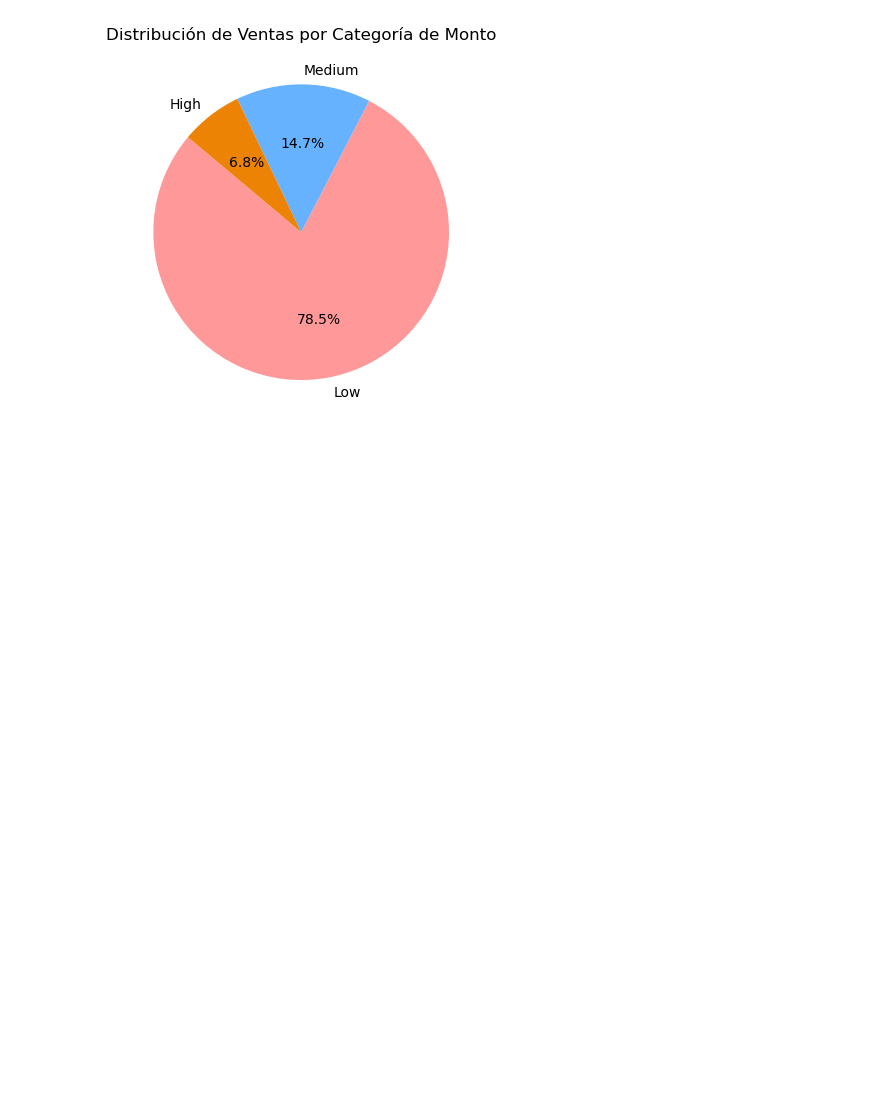
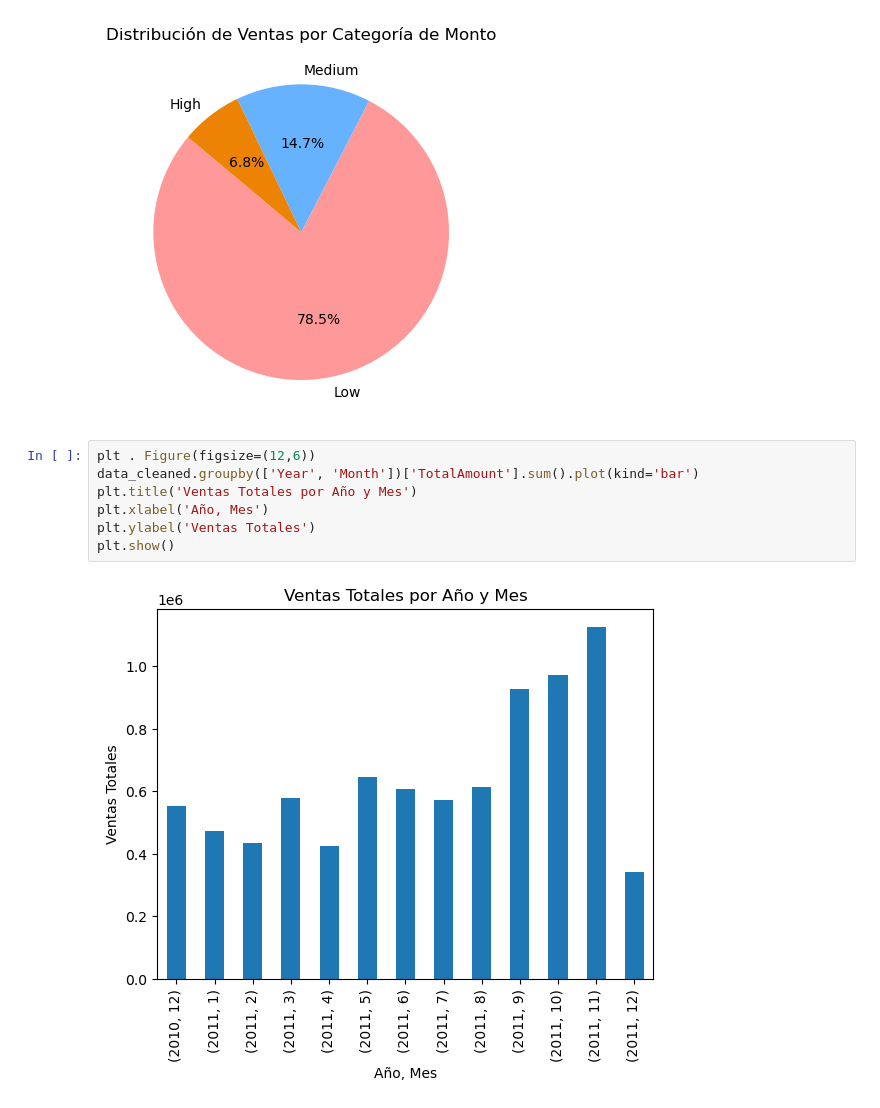
Before and after one commit to JhanDPH/Online_Retail, a Jupyter notebook: notebooks/ejemplos_practicos.ipynb, the cells around one changed output. Saved outputs shown, nothing was run; the diff lists cells and outputs as text; blank space fills up the shorter version.

```diff
--- a/notebooks/ejemplos_practicos.ipynb
+++ b/notebooks/ejemplos_practicos.ipynb
@@ -1746,3 +1745,12 @@ plt.title('Distribución de Ventas por Categoría de Monto')
 plt.show()
 # %% [output]
 [figure]
+# %%
+plt . Figure(figsize=(12,6))
+data_cleaned.groupby(['Year', 'Month'])['TotalAmount'].sum().plot(kind='bar')
+plt.title('Ventas Totales por Año y Mes')
+plt.xlabel('Año, Mes')
+plt.ylabel('Ventas Totales')
+plt.show()
+# %% [output]
+[figure, added]
```
Also changed, not shown: parts of 3 cells of this notebook, 4 other files.
